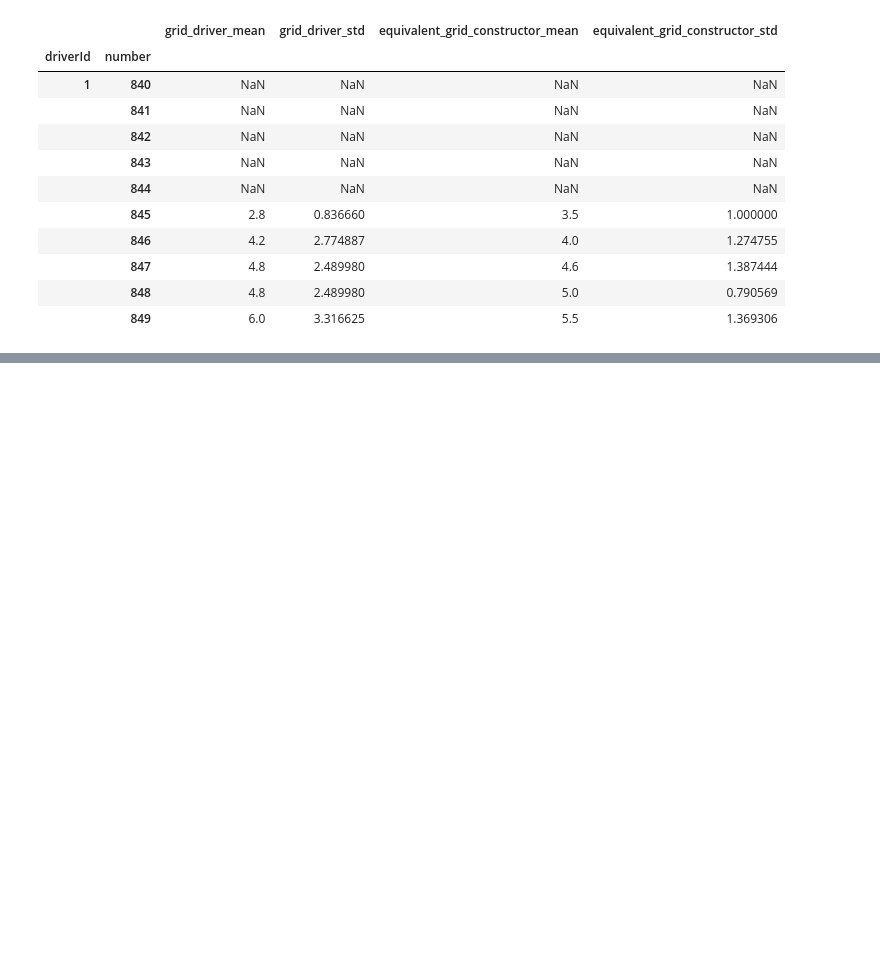
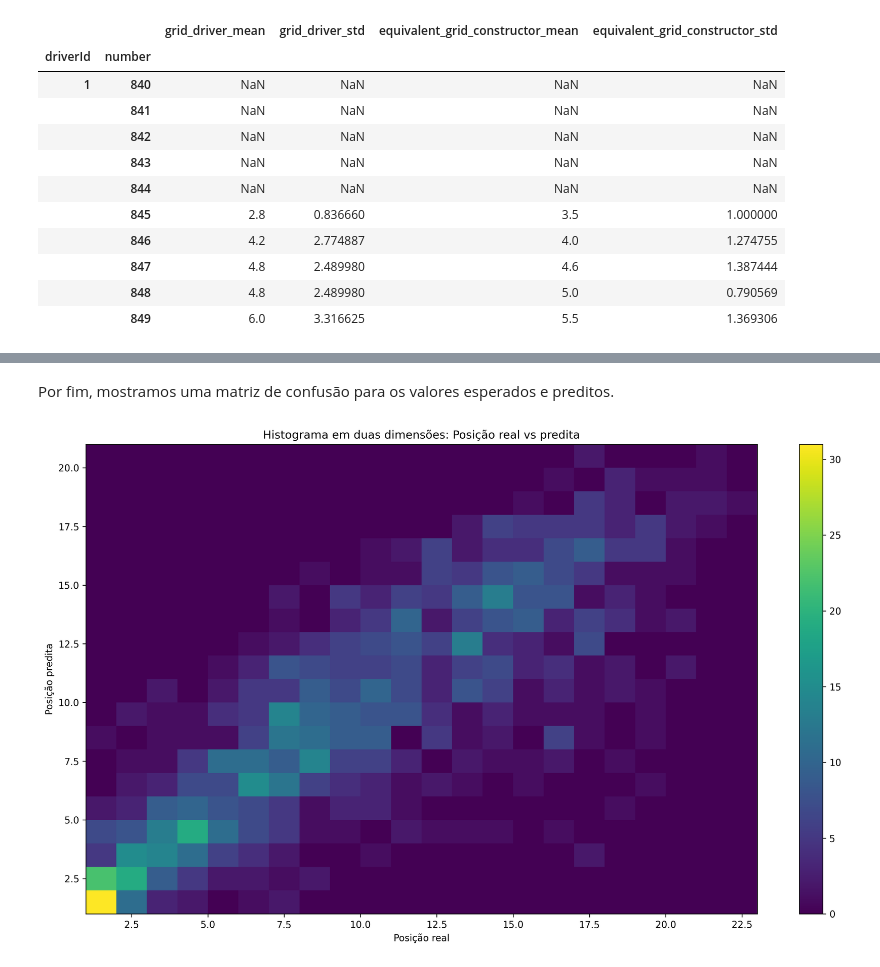
Before and after one commit to GuiCT/data-science-uni, a Jupyter notebook: predictive.ipynb, the cells around one changed output, grey strips where cells are left out. Drawn from its saved outputs; the diff is of its cells as text; code cells hidden in the pictures; blank space fills up the shorter version.

```diff
--- a/predictive.ipynb
+++ b/predictive.ipynb
@@ -376,0 +458,13 @@ test_df.groupby('position')[['predicted_position', 'delta']].agg(['mean', 'min',
+# %% [markdown]
+Por fim, mostramos uma matriz de confusão para os valores esperados e preditos.
+# %%
+fig, ax = plt.subplots(figsize=(16,9))
+ax.hist2d(test_df['position'], test_df['predicted_position'], bins=(22, 20))
+ax.set_xlabel('Posição real')
+ax.set_ylabel('Posição predita')
+ax.set_title('Histograma em duas dimensões: Posição real vs predita')
+cb = plt.colorbar(ax.collections[0], ax=ax)
+plt.savefig('.graphs/linear_svr_hist2d.png', dpi=300, transparent=True)
+plt.show()
+# %% [output]
+[figure, added]
```
Also changed, not shown: parts of 51 cells of this notebook, 1 other file.
